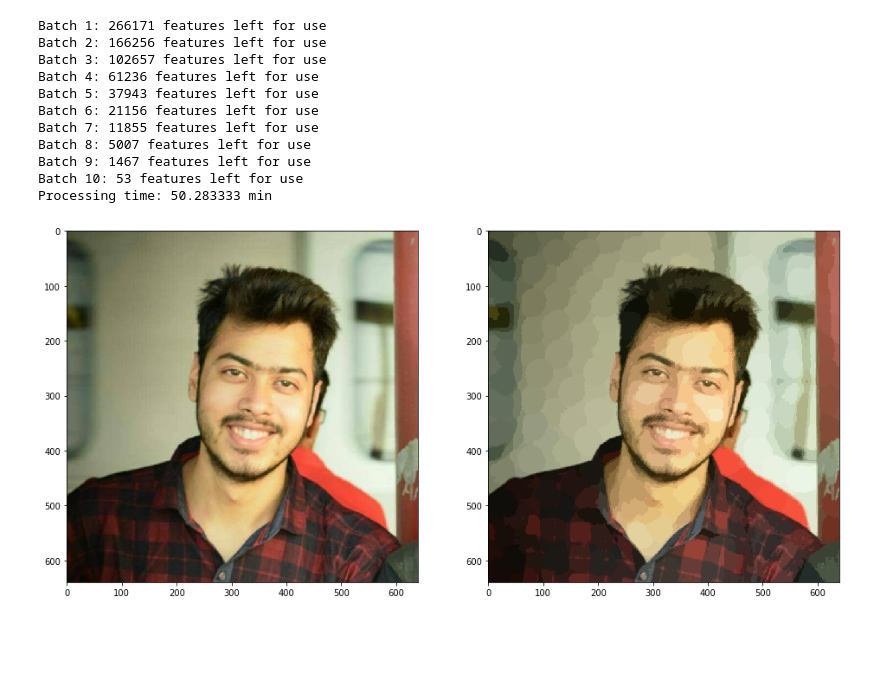
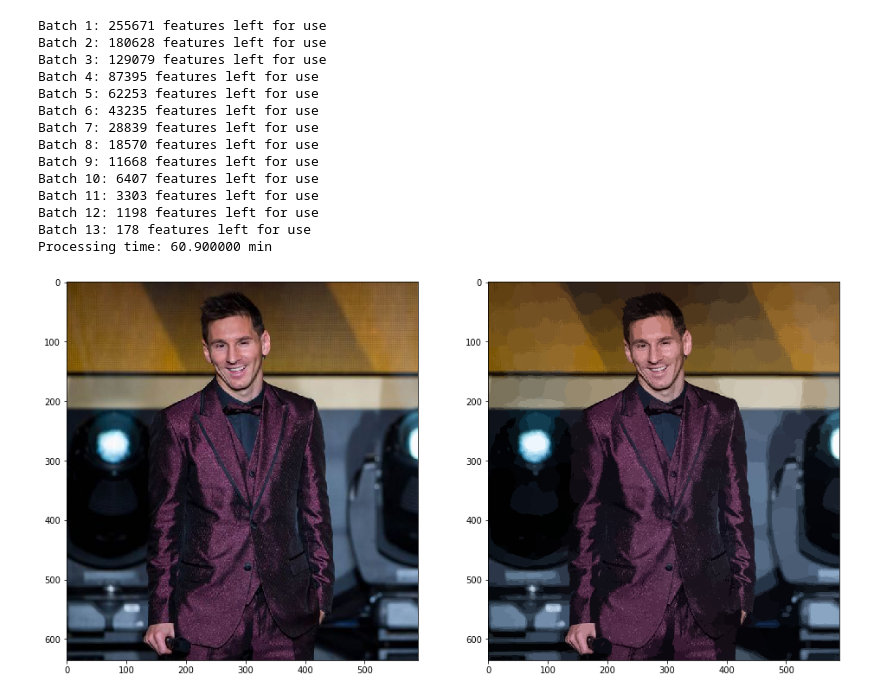
Before and after one commit to mananpal1997/Practical-OpenCV-Guide, a Jupyter notebook: demos/MeanShift_Segmentation.ipynb, the cells around one changed output. Saved outputs shown, nothing was run; the diff lists cells and outputs as text; code cells hidden in the pictures; blank space fills up the shorter version.

```diff
--- a/demos/MeanShift_Segmentation.ipynb
+++ b/demos/MeanShift_Segmentation.ipynb
@@ -8,13 +8,13 @@ import matplotlib.pyplot as plt
 import matplotlib
 matplotlib.rcParams['figure.figsize'] = 16, 12
 # %%
-image = cv2.imread("../resources/buddy.jpeg")
+image = cv2.imread("../resources/messi2.jpg")
 
 rows, cols = image.shape[:2]
 out = np.zeros_like(image)
 feature_space = np.zeros(shape=(rows * cols, 5))  # r, g, b, row, col
 
-threshold_dist = 28
+threshold_dist = 25
 flag = True
 mean_feature = np.zeros(shape=(1, 5))
 
@@ -51,42 +51,45 @@ while len(feature_space):
             out[int(feature[3])][int(feature[4])] = new_mean[0][:3]
             feature_space[i] = -1
 
         flag = True
 
         new_feature_space = np.zeros_like(feature_space)
         idx = 0
         for feature in feature_space:
             if feature[0] != -1:
                 new_feature_space[idx] = feature
                 idx += 1
         feature_space = new_feature_space[:idx]
     else:
         flag = False
         mean_feature = new_mean
 
     if counter % 500 == 0: print("Batch %d: %d features left for use" % (counter // 500, len(feature_space)))
     counter += 1
 
 end = time.time()
 time_taken = round(end - start) / 60
 print("Processing time: %f min" % time_taken)
 
 plt.subplot(1, 2, 1)
 plt.imshow(cv2.cvtColor(image, cv2.COLOR_BGR2RGB))
 plt.subplot(1, 2, 2)
 plt.imshow(cv2.cvtColor(out, cv2.COLOR_BGR2RGB))
 
 plt.show()
 # %% [output]
-Batch 1: 266171 features left for use
-Batch 2: 166256 features left for use
-Batch 3: 102657 features left for use
-Batch 4: 61236 features left for use
-Batch 5: 37943 features left for use
-Batch 6: 21156 features left for use
-Batch 7: 11855 features left for use
-Batch 8: 5007 features left for use
-Batch 9: 1467 features left for use
-Batch 10: 53 features left for use
-Processing time: 50.283333 min
+Batch 1: 255671 features left for use
+Batch 2: 180628 features left for use
+Batch 3: 129079 features left for use
+Batch 4: 87395 features left for use
+Batch 5: 62253 features left for use
+Batch 6: 43235 features left for use
+Batch 7: 28839 features left for use
+Batch 8: 18570 features left for use
+Batch 9: 11668 features left for use
+Batch 10: 6407 features left for use
+Batch 11: 3303 features left for use
+Batch 12: 1198 features left for use
+Batch 13: 178 features left for use
+Processing time: 60.900000 min
-[figure, old version]
+[figure, new version]
```
Also changed, not shown: parts of 1 cell of this notebook, 1 other file.
